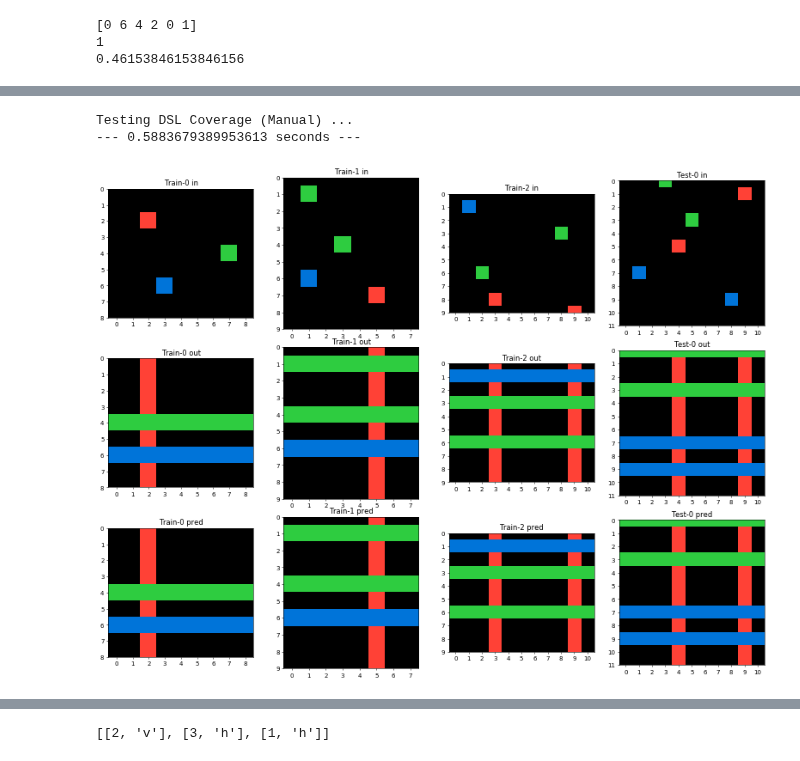
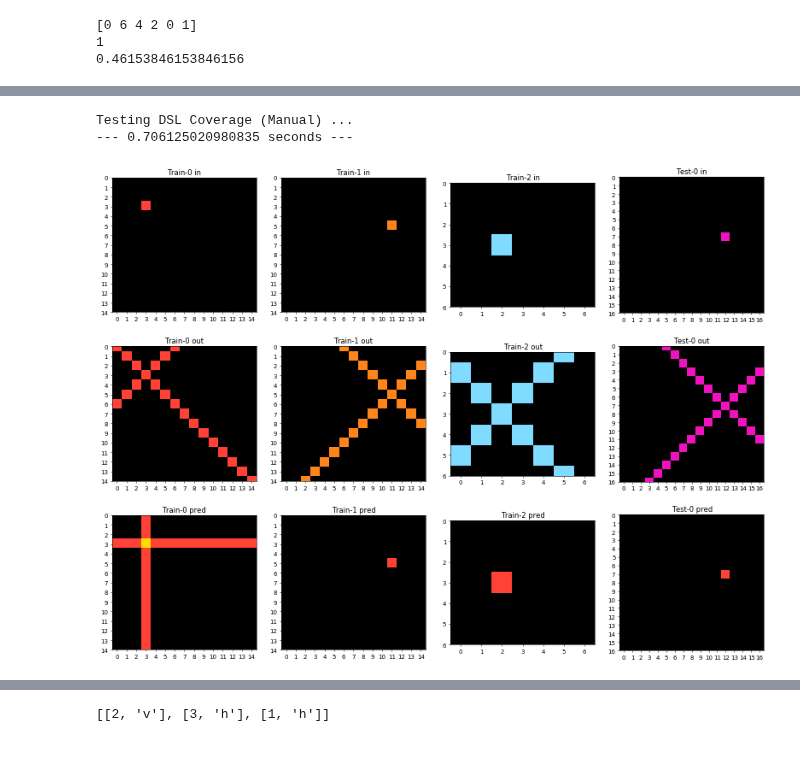
Before and after one commit to lorepieri8/ARC_challenge, a Jupyter notebook: ARC_DSL.ipynb, the cells around one changed output, grey strips where cells are left out. Cells and saved outputs as stored; diff of their text form; code cells hidden in the pictures.

Commit message:
lines 7 and 8

```diff
--- a/ARC_DSL.ipynb
+++ b/ARC_DSL.ipynb
@@ -1495,10 +1495,10 @@ color = [color_1, color_2, color_3, color_ob_1, color_reg_1, color_reg_2, color_
 
 superpose = [superp_1, superp_2, superp_3, superp_4,superp_5, superp_6, superp_7, superp_8, superp_reg_1,superp_reg_2,superp_reg_3,superp_reg_4]
 draw = [draw_reg_1,draw_reg_2,draw_reg_3]
-lines = [lines_1,lines_2,lines_3,lines_4,lines_5,lines_6]
+lines = [lines_1,lines_2,lines_3,lines_4,lines_5,lines_6,lines_7,lines_8]
 special = [special_1, special_2]
 
-DSL_functions = rotate + flip + mirror + repeat + rescale + crop + symmetric + color + superpose + draw + lines + special
+DSL_functions = lines#rotate + flip + mirror + repeat + rescale + crop + symmetric + color + superpose + draw + lines + special
 DSL_fs_names = [f.__name__ for f in DSL_functions]
 print("DSL_fs_names ", DSL_fs_names)
 print("Total number of functions: ", len(DSL_functions))
@@ -1508,7 +1508,7 @@ def forbidden_composition(new_function, current_functions):
 
     f_names = [f.__name__ for f in current_functions]
     new_f_names = [f.__name__ for f in new_function]
-    forbidden_combos = ["rescale", "repeat"]
+    forbidden_combos = ["rescale", "repeat","lines"]
 
     for keyword in forbidden_combos:
         if (keyword in '\t'.join(new_f_names)) and (keyword in '\t'.join(f_names)):
@@ -1524,7 +1524,7 @@ def forbidden_composition(new_function, current_functions):
         if ((single in '\t'.join(new_f_names)) and (single in '\t'.join(f_names))):
             return True
 
-    functions_that_must_go_first = ["lines_1","lines_2","lines_3","lines_4","lines_5","lines_6""color_reg_1","color_reg_2","color_reg_3","color_reg_4","repeat_2","special_2", "crop_2","color_ob_1","superp_reg_1","superp_reg_2","superp_reg_3","superp_reg_4",
+    functions_that_must_go_first = ["lines_1","lines_2","lines_3","lines_4","lines_5","lines_6","lines_7","lines_8","color_reg_1","color_reg_2","color_reg_3","color_reg_4","repeat_2","special_2", "crop_2","color_ob_1","superp_reg_1","superp_reg_2","superp_reg_3","superp_reg_4",
                                    "draw_reg_1","draw_reg_2","draw_reg_3",
                                    "superp_1","superp_2","superp_3","superp_4","superp_5","superp_6","superp_7","superp_8"]
     for keyword in functions_that_must_go_first:
@@ -1614,6 +1614,8 @@ def get_functions_actions(entity):
     "lines_4":{"color_changed":"UNDEF","color_perc_changed":True,"most_common_color_changed":"UNDEF","second_most_common_color_changed":"UNDEF","least_common_color_changed":"UNDEF","shape_changed":False,"h_shape_changed":False,"v_shape_changed":False,"h_symm_changed":"UNDEF","v_symm_changed":"UNDEF","ld_symm_changed":"UNDEF","rd_symm_changed":"UNDEF","n_objects_changed":"UNDEF","n_regions_changed":"UNDEF"},
     "lines_5":{"color_changed":"UNDEF","color_perc_changed":True,"most_common_color_changed":"UNDEF","second_most_common_color_changed":"UNDEF","least_common_color_changed":"UNDEF","shape_changed":False,"h_shape_changed":False,"v_shape_changed":False,"h_symm_changed":"UNDEF","v_symm_changed":"UNDEF","ld_symm_changed":"UNDEF","rd_symm_changed":"UNDEF","n_objects_changed":"UNDEF","n_regions_changed":"UNDEF"},
     "lines_6":{"color_changed":"UNDEF","color_perc_changed":True,"most_common_color_changed":"UNDEF","second_most_common_color_changed":"UNDEF","least_common_color_changed":"UNDEF","shape_changed":False,"h_shape_changed":False,"v_shape_changed":False,"h_symm_changed":"UNDEF","v_symm_changed":"UNDEF","ld_symm_changed":"UNDEF","rd_symm_changed":"UNDEF","n_objects_changed":"UNDEF","n_regions_changed":"UNDEF"},
+    "lines_7":{"color_changed":"UNDEF","color_perc_changed":True,"most_common_color_changed":"UNDEF","second_most_common_color_changed":"UNDEF","least_common_color_changed":"UNDEF","shape_changed":False,"h_shape_changed":False,"v_shape_changed":False,"h_symm_changed":"UNDEF","v_symm_changed":"UNDEF","ld_symm_changed":"UNDEF","rd_symm_changed":"UNDEF","n_objects_changed":"UNDEF","n_regions_changed":"UNDEF"},
+    "lines_8":{"color_changed":"UNDEF","color_perc_changed":True,"most_common_color_changed":"UNDEF","second_most_common_color_changed":"UNDEF","least_common_color_changed":"UNDEF","shape_changed":False,"h_shape_changed":False,"v_shape_changed":False,"h_symm_changed":"UNDEF","v_symm_changed":"UNDEF","ld_symm_changed":"UNDEF","rd_symm_changed":"UNDEF","n_objects_changed":"UNDEF","n_regions_changed":"UNDEF"},
     "special_1":{"color_changed":True,"color_perc_changed":True,"most_common_color_changed":"UNDEF","second_most_common_color_changed":"UNDEF","least_common_color_changed":"UNDEF","shape_changed":"UNDEF","h_shape_changed":"UNDEF","v_shape_changed":"UNDEF","h_symm_changed":"UNDEF","v_symm_changed":"UNDEF","ld_symm_changed":"UNDEF","rd_symm_changed":"UNDEF","n_objects_changed":"UNDEF","n_regions_changed":"UNDEF"},
     "special_2":{"color_changed":True,"color_perc_changed":True,"most_common_color_changed":"UNDEF","second_most_common_color_changed":"UNDEF","least_common_color_changed":"UNDEF","shape_changed":False,"h_shape_changed":False,"v_shape_changed":False,"h_symm_changed":"UNDEF","v_symm_changed":"UNDEF","ld_symm_changed":"UNDEF","rd_symm_changed":"UNDEF","n_objects_changed":"UNDEF","n_regions_changed":"UNDEF"}
                    }
@@ -2443,8 +2447,8 @@ accuracy_tasks = []
 detailed_accuracy_tasks = []
 slow_tasks = []
 training_flag = True
-start=23
-finish=start+1
+start=0
+finish=400#start+1
 if (training_flag == True) and DEBUG:
     for task_n in range(start,finish):
         task_time = time.time()
@@ -2589,7 +2598,7 @@ Output Submission to CSV ...
 # %%
 # Work Area. Feel free to clean if it gets too messy.
 # %%
-task_n = 23
+task_n = 140#23
 train_data = build_trainlist(train_task_data[task_n])
 test_data = build_testlist(train_task_data[task_n])
 task_data = Task(train_data, test_data)
@@ -2699,32 +2708,6 @@ def fill_lines(a, a_t, task_data,*args, ctype="rows", filling_colors = "ALL", fi
     return b
 
 
-# Fill Intersection of Filled Rows/Columns with Fill Color
-def fill_complex_1(a, a_t, task_data,*args):
-    b = a.copy()
-    a_rows = fill_lines(a, a_t, task_data, ctype="rows", fill_override=DUMMY_COLOR)
-    a_columns = fill_lines(a, a_t, task_data, ctype="columns", fill_override=DUMMY_COLOR)
-    a =  a_rows & a_columns
-    colors = {}
-    colors["filling_colors"] = []
-    colors["background_colors"] = [0]#background_colors
-    if len(colors["filling_colors"]) >= 1:
-        b[a == DUMMY_COLOR] = colors["filling_colors"][0]
-    return a
-
-# Fill Intersection of Filled Left Diagonals/Right Diagonals with Fill Color
-def fill_complex_2(a, a_t, task_data,*args):
-    b = a.copy()
-    a_ldiagonal = fill_lines(a, a_t, task_data, ctype="ldiagonals", fill_override=DUMMY_COLOR)
-    a_rdiagonal = fill_lines(a, a_t, task_data, ctype="rdiagonals", fill_override=DUMMY_COLOR)
-    a = a_ldiagonal & a_rdiagonal
-    colors = {}
-    colors["filling_colors"] = []
-    colors["background_colors"] = [0]#background_colors
-    if len(colors["filling_colors"]) >= 1:
-        b[a == DUMMY_COLOR] = colors["filling_colors"][0]
-    return a
-
 # fill simple lines with a new_color. Solves 302. Only h and v for now.
 def lines_1(a, a_t, task_data,*args):
     lines = a_t.attributes["slines"]
@@ -2758,7 +2741,31 @@ def lines_6(a, a_t, task_data,*args):
             if orient == "v":
                 a[:,point[1]] = color
     return a
+# Draw lines h and v for every colored point
+def lines_7(a, a_t, task_data,*args):
+    override_color = DUMMY_COLOR
+    background_colors = args[0]
+    filling_color = args[1]
+    b = a.copy()
+    a_rows = fill_lines(a, a_t, task_data,*args, ctype="rows", fill_override=override_color)
+    c = a.copy()
+    a_columns = fill_lines(a, a_t, task_data,*args, ctype="columns", fill_override=override_color)
+    a = a_rows + a_columns
+    a[a > 9] = filling_color
+    return a
 
+# Draw lines ld and rd for every colored point
+def lines_8(a, a_t, task_data,*args):
+    override_color = DUMMY_COLOR
+    background_colors = args[0]
+    filling_color = args[1]
+    b = a.copy()
+    a_ldiagonal = fill_lines(b, a_t, task_data,*args, ctype="ldiagonals", fill_override=override_color)
+    c = a.copy()
+    a_rdiagonal = fill_lines(c, a_t, task_data,*args, ctype="rdiagonals", fill_override=override_color)
+    a = a_ldiagonal + a_rdiagonal
+    a[a > 9] = filling_color
+    return a
 
 # fill columns (top-->down) with the first not-brackground color encountered. Solves 321.
 def fill_columns(a, b, feat, colors):
@@ -2774,38 +2781,37 @@ def fill_columns(a, b, feat, colors):
     return b
 
 def combine_tasks(a):
     b = a.copy()
     t_in = task_data.train_tensors[0][0]
     #try:
         #t_in = task_data.test_tensors[0][0]
         #b = repeat_2(b,t_in, task_data)
         #b = superp_2(b,t_in, task_data,*[0,1,2])
         #b = superp_ob(b,t_in, task_data,*[0,1])
         #b = superp_reg_2(b,t_in, task_data,*[0,8])
         #b = color_reg_4(b,t_in, task_data,*[0])
         #b = draw_reg_1(b,t_in, task_data,*[0])
         #b = color_ob_1(b,t_in, task_data,*[3])
         #b = crop_1(b,t_in, task_data,*[2])
         #b = crop_3(b,t_in, task_data,*[1])
         #b = lines_3(b,t_in, task_data,*[0])
         #b = lines_2(b,t_in, task_data,*[0])
-        #b = fill_complex_1(b,t_in, task_data,*[])
-    b = lines_6(b,t_in, task_data,*[0])
+    b = lines_7(b,t_in, task_data,*[0,2])
+        #b = lines_6(b,t_in, task_data,*[0])
     #except Exception as e:
     #    print("Error:", e)
-    #    return b
 
     return b
 
 tasks_indices = [task_n]
 for task in tasks_indices:
     check_p(train_task_data[task], combine_tasks)
 
 print("--- %s seconds ---" % (time.time() - start_time))
 # %% [output]
 Testing DSL Coverage (Manual) ...
---- 0.5883679389953613 seconds ---
+--- 0.706125020980835 seconds ---
-[figure, old version]
+[figure, new version]
 # %%
 all_plines = [{'h_lines': [{'ind': 4, 'color': 1, 'perc': 1.0}, {'ind': 6, 'color': 1, 'perc': 1.0}], 'v_lines': [{'ind': 2, 'color': 2, 'perc': 0.7777777777777778}], 'rd_lines': [], 'ld_lines': []}, {'h_lines': [{'ind': 1, 'color': 3, 'perc': 1.0}, {'ind': 4, 'color': 3, 'perc': 1.0}, {'ind': 6, 'color': 1, 'perc': 1.0}], 'v_lines': [{'ind': 5, 'color': 2, 'perc': 0.7}], 'rd_lines': [], 'ld_lines': []}, {'h_lines': [{'ind': 1, 'color': 1, 'perc': 1.0}, {'ind': 3, 'color': 3, 'perc': 1.0}, {'ind': 6, 'color': 3, 'perc': 1.0}], 'v_lines': [{'ind': 3, 'color': 2, 'perc': 0.7}, {'ind': 9, 'color': 2, 'perc': 0.7}], 'rd_lines': [], 'ld_lines': []}]
 gg
```
Also changed, not shown: parts of 34 cells of this notebook.
